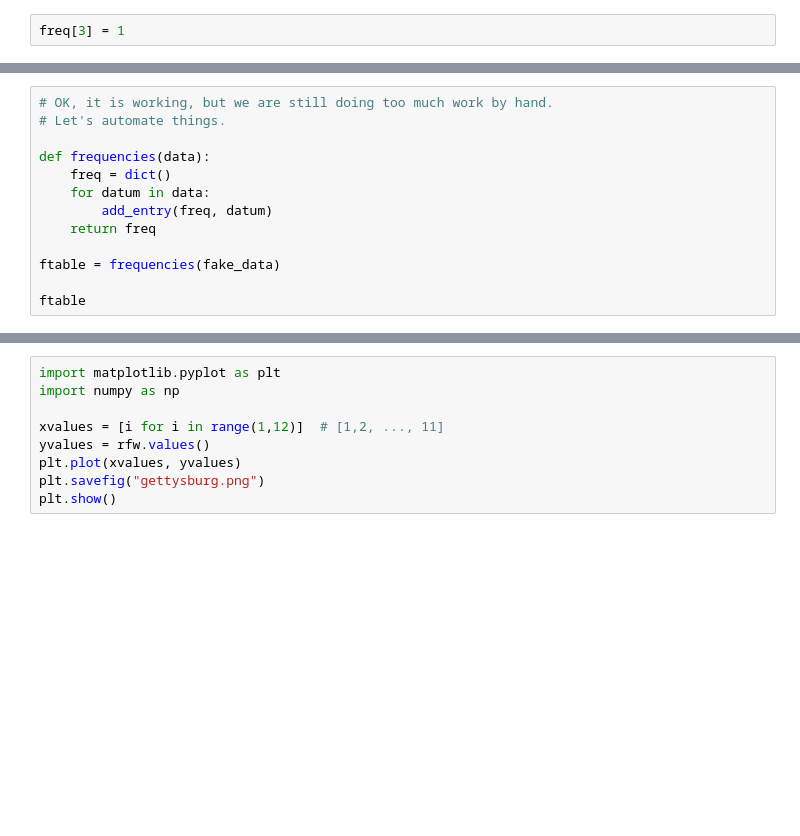
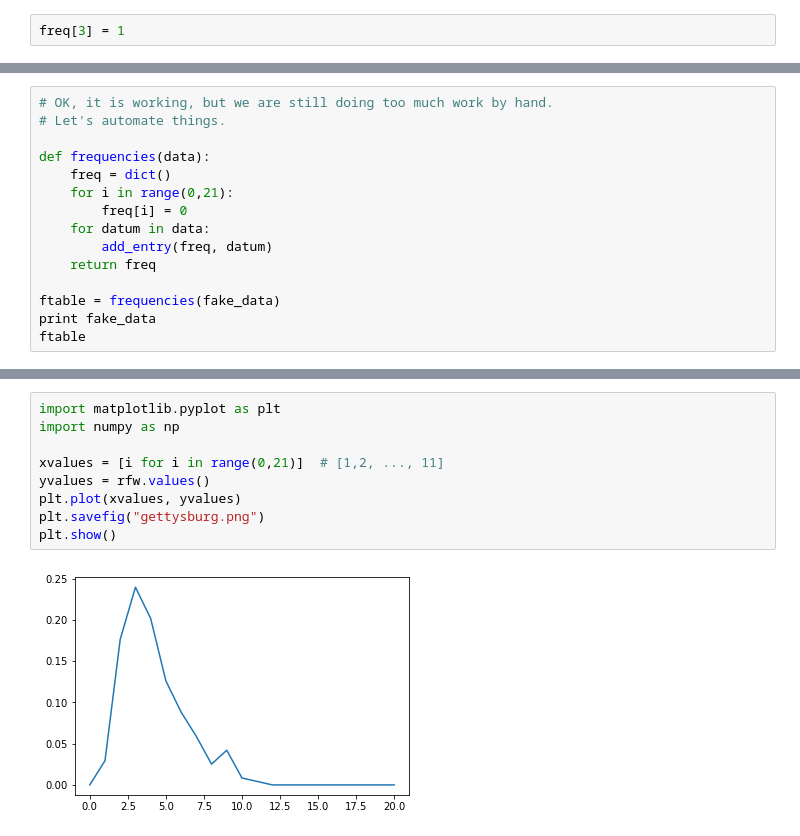
Before and after one commit to jxxcarlson/python_workshop, a Jupyter notebook: jupyter/lessons/WorkingWithText.ipynb, the cells around one changed output, grey strips where cells are left out. Saved outputs shown, nothing was run; the diff lists cells and outputs as text; blank space fills up the shorter version.

```diff
--- a/jupyter/lessons/WorkingWithText.ipynb
+++ b/jupyter/lessons/WorkingWithText.ipynb
@@ -120,10 +224,12 @@ add_entry(freq, 2); freq
 
 def frequencies(data):
     freq = dict()
+    for i in range(0,21):
+        freq[i] = 0
     for datum in data:
         add_entry(freq, datum)
     return freq
 
 ftable = frequencies(fake_data)
-
+print fake_data
 ftable
@@ -156,9 +341,11 @@ rfw = rescale(frequencies(word_lengths(data))); rfw
 # %%
 import matplotlib.pyplot as plt
 import numpy as np
 
-xvalues = [i for i in range(1,12)]  # [1,2, ..., 11]
+xvalues = [i for i in range(0,21)]  # [1,2, ..., 11]
 yvalues = rfw.values()
 plt.plot(xvalues, yvalues)
 plt.savefig("gettysburg.png")
 plt.show()
+# %% [output]
+[figure, added]
```
Also changed, not shown: parts of 26 cells of this notebook, 12 other files.
